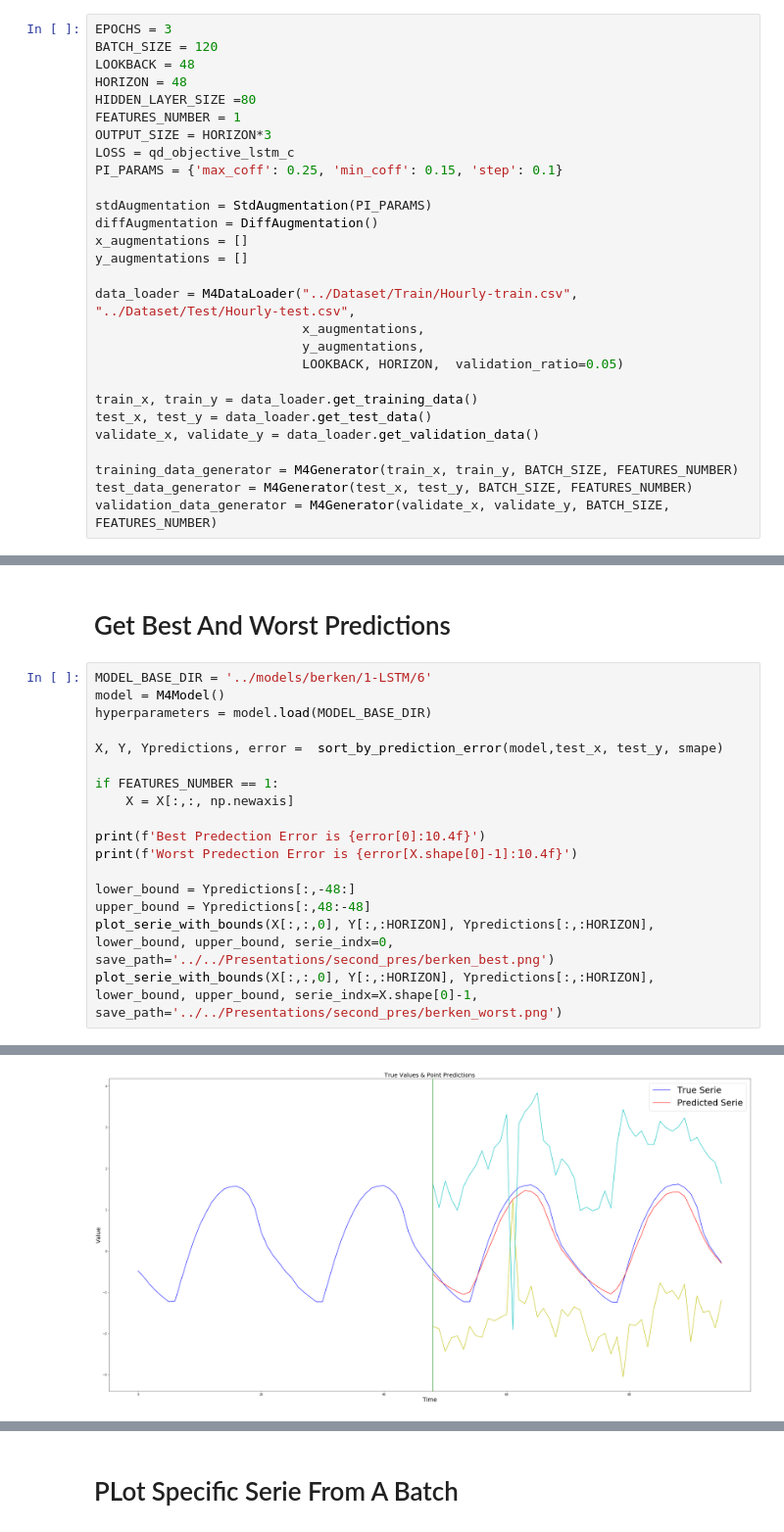
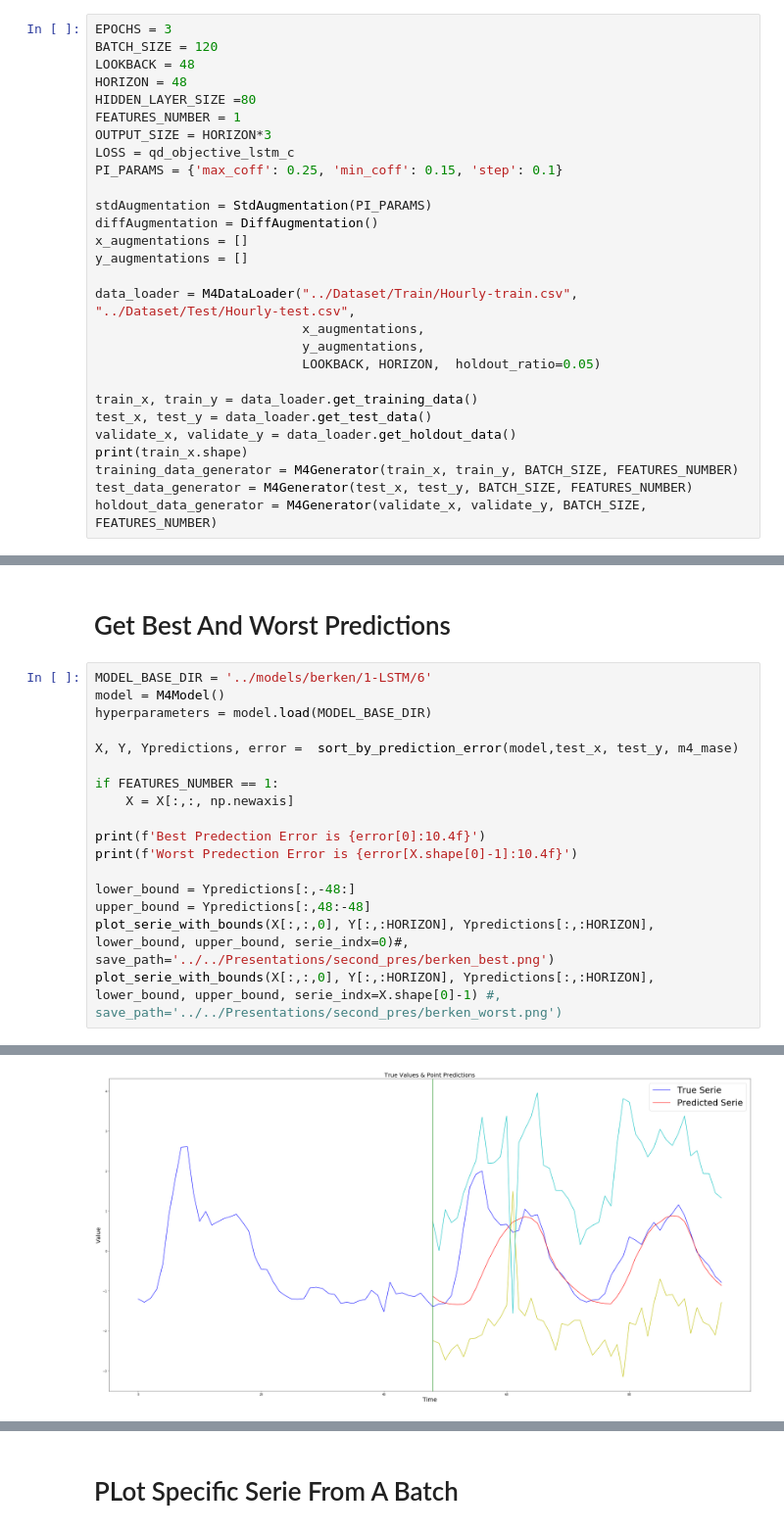
Before and after one commit to yamen23ali/m4-lstm, a Jupyter notebook: notebooks/Training and Evaluation ( Berken) .ipynb, the cells around one changed output, grey strips where cells are left out. Shown at 98% size. Saved outputs shown, nothing was run; the diff lists cells and outputs as text.

```diff
--- a/notebooks/Training and Evaluation ( Berken) .ipynb
+++ b/notebooks/Training and Evaluation ( Berken) .ipynb
@@ -44,12 +44,12 @@ y_augmentations = []
 data_loader = M4DataLoader("../Dataset/Train/Hourly-train.csv", "../Dataset/Test/Hourly-test.csv",
                            x_augmentations,
                            y_augmentations,
-                           LOOKBACK, HORIZON,  validation_ratio=0.05)
+                           LOOKBACK, HORIZON,  holdout_ratio=0.05)
 
 train_x, train_y = data_loader.get_training_data()
 test_x, test_y = data_loader.get_test_data()
-validate_x, validate_y = data_loader.get_validation_data()
-
+validate_x, validate_y = data_loader.get_holdout_data()
+print(train_x.shape)
 training_data_generator = M4Generator(train_x, train_y, BATCH_SIZE, FEATURES_NUMBER)
 test_data_generator = M4Generator(test_x, test_y, BATCH_SIZE, FEATURES_NUMBER)
-validation_data_generator = M4Generator(validate_x, validate_y, BATCH_SIZE, FEATURES_NUMBER)
+holdout_data_generator = M4Generator(validate_x, validate_y, BATCH_SIZE, FEATURES_NUMBER)
@@ -87,7 +89,7 @@ MODEL_BASE_DIR = '../models/berken/1-LSTM/6'
 model = M4Model()
 hyperparameters = model.load(MODEL_BASE_DIR)
 
-X, Y, Ypredictions, error =  sort_by_prediction_error(model,test_x, test_y, smape)
+X, Y, Ypredictions, error =  sort_by_prediction_error(model,test_x, test_y, m4_mase)
 
 if FEATURES_NUMBER == 1:
     X = X[:,:, np.newaxis]
@@ -97,7 +99,7 @@ print(f'Worst Predection Error is {error[X.shape[0]-1]:10.4f}')
 
 lower_bound = Ypredictions[:,-48:]
 upper_bound = Ypredictions[:,48:-48]
-plot_serie_with_bounds(X[:,:,0], Y[:,:HORIZON], Ypredictions[:,:HORIZON], lower_bound, upper_bound, serie_indx=0, save_path='../../Presentations/second_pres/berken_best.png')
-plot_serie_with_bounds(X[:,:,0], Y[:,:HORIZON], Ypredictions[:,:HORIZON], lower_bound, upper_bound, serie_indx=X.shape[0]-1, save_path='../../Presentations/second_pres/berken_worst.png')
+plot_serie_with_bounds(X[:,:,0], Y[:,:HORIZON], Ypredictions[:,:HORIZON], lower_bound, upper_bound, serie_indx=0)#, save_path='../../Presentations/second_pres/berken_best.png')
+plot_serie_with_bounds(X[:,:,0], Y[:,:HORIZON], Ypredictions[:,:HORIZON], lower_bound, upper_bound, serie_indx=X.shape[0]-1) #, save_path='../../Presentations/second_pres/berken_worst.png')
 # %% [output]
 Loaded model from disk
@@ -106 +108 @@ Worst Predection Error is   181.1517
-[figure, old version]
+[figure, new version]
```
Also changed, not shown: parts of 4 cells of this notebook, 13 other files.
